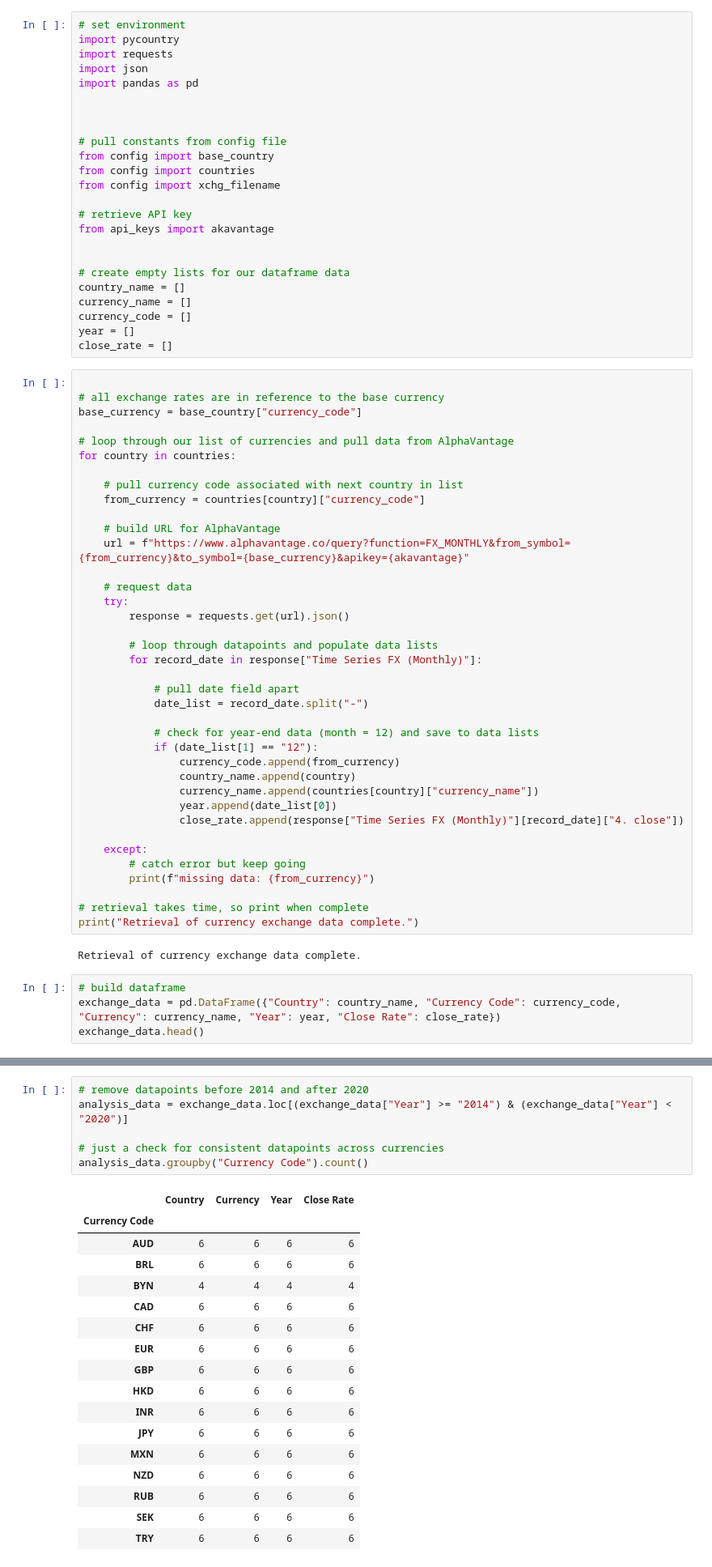
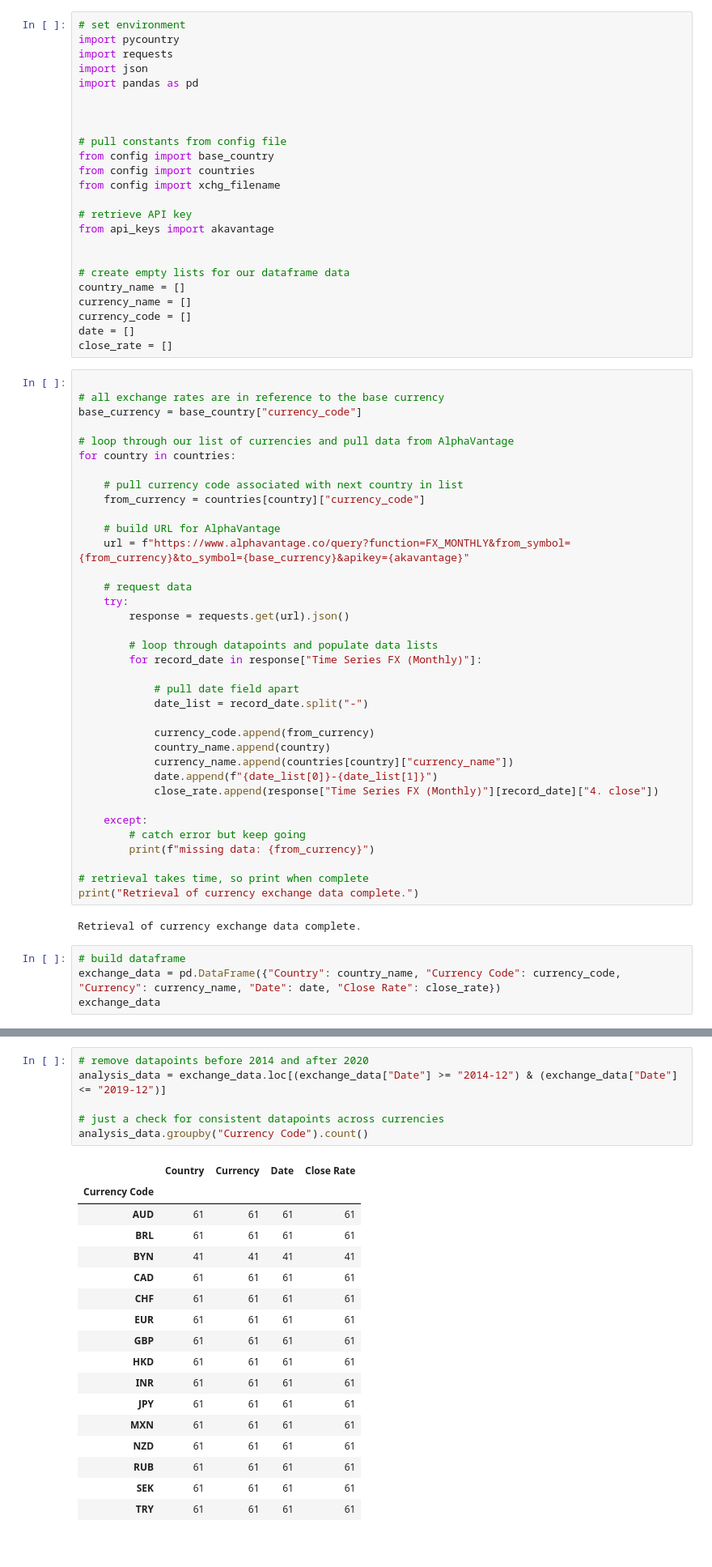
Before and after one commit to kmspitzer/Exchange-Rate-Project, a Jupyter notebook: ExchangeRate.ipynb, the cells around one changed output, grey strips where cells are left out. Shown at 81% size. Saved outputs shown, nothing was run; the diff lists cells and outputs as text.

```diff
--- a/ExchangeRate.ipynb
+++ b/ExchangeRate.ipynb
@@ -24,7 +24,7 @@ from api_keys import akavantage
 country_name = []
 currency_name = []
 currency_code = []
-year = []
+date = []
 close_rate = []
 # %%
 
@@ -50,13 +50,11 @@ for country in countries:
             # pull date field apart
             date_list = record_date.split("-")
 
-            # check for year-end data (month = 12) and save to data lists
-            if (date_list[1] == "12"):
-                currency_code.append(from_currency)
-                country_name.append(country)
-                currency_name.append(countries[country]["currency_name"])
-                year.append(date_list[0])
-                close_rate.append(response["Time Series FX (Monthly)"][record_date]["4. close"])
+            currency_code.append(from_currency)
+            country_name.append(country)
+            currency_name.append(countries[country]["currency_name"])
+            date.append(f"{date_list[0]}-{date_list[1]}")
+            close_rate.append(response["Time Series FX (Monthly)"][record_date]["4. close"])
 
     except:
         # catch error but keep going
@@ -68,6 +66,6 @@ print("Retrieval of currency exchange data complete.")
 Retrieval of currency exchange data complete.
 # %%
 # build dataframe
-exchange_data = pd.DataFrame({"Country": country_name, "Currency Code": currency_code, "Currency": currency_name, "Year": year, "Close Rate": close_rate})
-exchange_data.head()
+exchange_data = pd.DataFrame({"Country": country_name, "Currency Code": currency_code, "Currency": currency_name, "Date": date, "Close Rate": close_rate})
+exchange_data
 # %% [output]
@@ -80,27 +85,27 @@ exchange_data.head()
 # %%
 # remove datapoints before 2014 and after 2020
-analysis_data = exchange_data.loc[(exchange_data["Year"] >= "2014") & (exchange_data["Year"] < "2020")]
+analysis_data = exchange_data.loc[(exchange_data["Date"] >= "2014-12") & (exchange_data["Date"] <= "2019-12")]
 
 # just a check for consistent datapoints across currencies
 analysis_data.groupby("Currency Code").count()
 # %% [output]
-|  | Country | Currency | Year | Close Rate |
+|  | Country | Currency | Date | Close Rate |
 | Currency Code |  |  |  |  |
-| AUD | 6 | 6 | 6 | 6 |
-| BRL | 6 | 6 | 6 | 6 |
-| BYN | 4 | 4 | 4 | 4 |
-| CAD | 6 | 6 | 6 | 6 |
-| CHF | 6 | 6 | 6 | 6 |
-| EUR | 6 | 6 | 6 | 6 |
-| GBP | 6 | 6 | 6 | 6 |
-| HKD | 6 | 6 | 6 | 6 |
-| INR | 6 | 6 | 6 | 6 |
-| JPY | 6 | 6 | 6 | 6 |
-| MXN | 6 | 6 | 6 | 6 |
-| NZD | 6 | 6 | 6 | 6 |
-| RUB | 6 | 6 | 6 | 6 |
-| SEK | 6 | 6 | 6 | 6 |
-| TRY | 6 | 6 | 6 | 6 |
+| AUD | 61 | 61 | 61 | 61 |
+| BRL | 61 | 61 | 61 | 61 |
+| BYN | 41 | 41 | 41 | 41 |
+| CAD | 61 | 61 | 61 | 61 |
+| CHF | 61 | 61 | 61 | 61 |
+| EUR | 61 | 61 | 61 | 61 |
+| GBP | 61 | 61 | 61 | 61 |
+| HKD | 61 | 61 | 61 | 61 |
+| INR | 61 | 61 | 61 | 61 |
+| JPY | 61 | 61 | 61 | 61 |
+| MXN | 61 | 61 | 61 | 61 |
+| NZD | 61 | 61 | 61 | 61 |
+| RUB | 61 | 61 | 61 | 61 |
+| SEK | 61 | 61 | 61 | 61 |
+| TRY | 61 | 61 | 61 | 61 |
 # %%
 analysis_data = analysis_data.drop(analysis_data[analysis_data["Currency Code"] == "BYN"].index)
 analysis_data.groupby("Currency Code").count()
```
Also changed, not shown: parts of 3 cells of this notebook, 38 other files.
